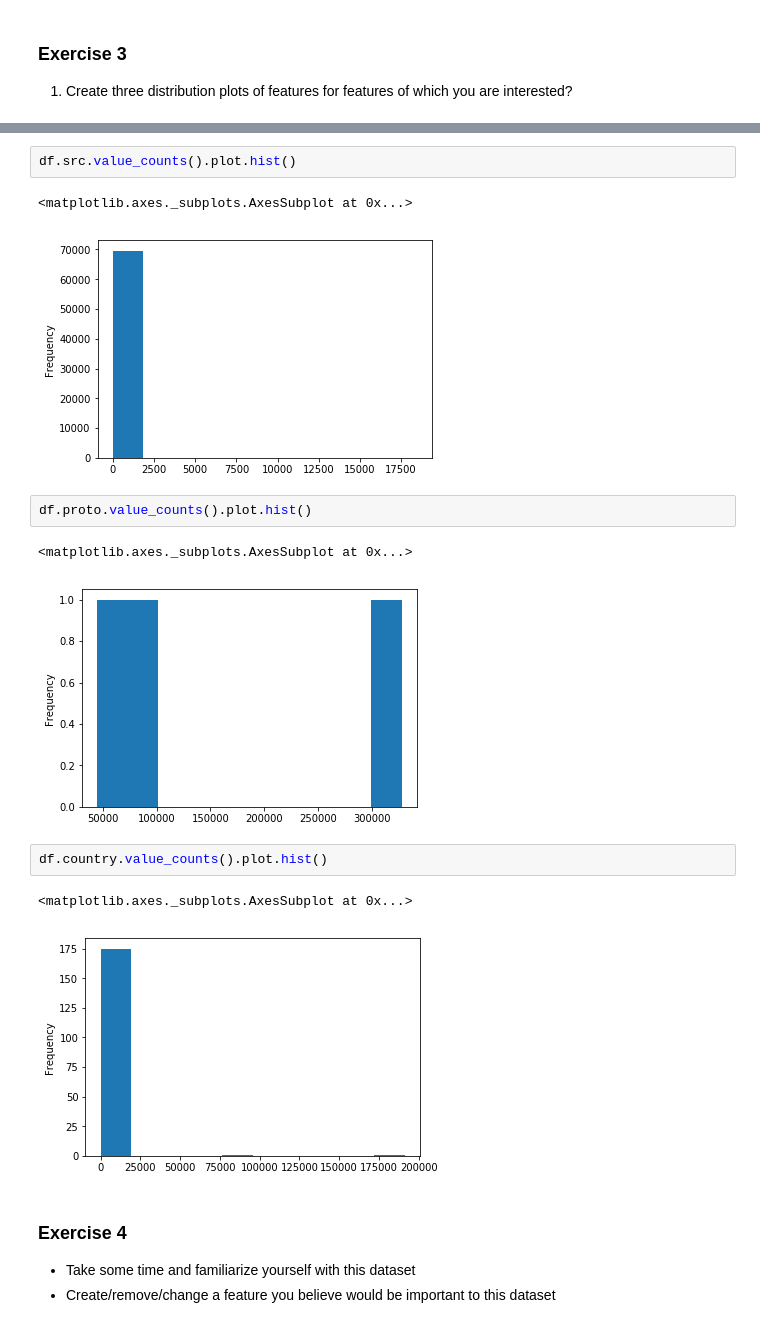
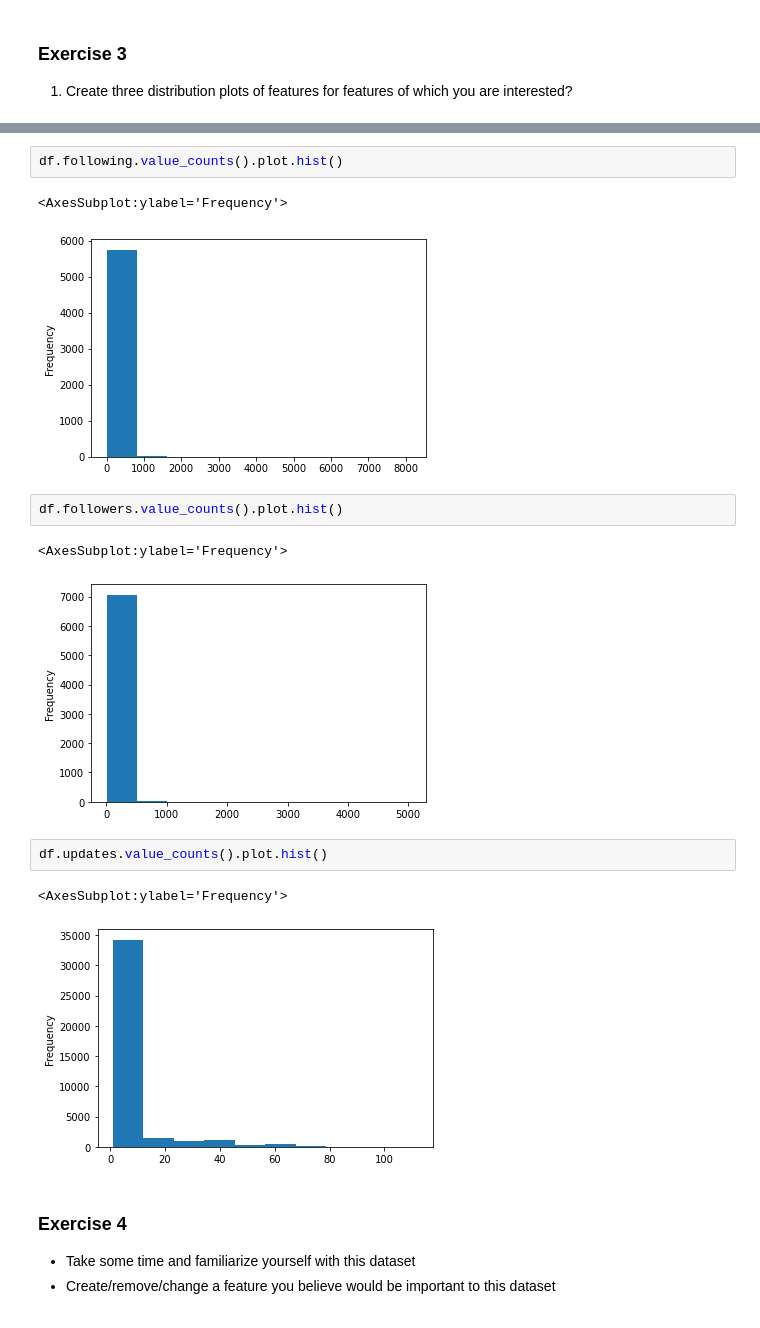
Before and after one commit to inp2/Security-Plus-Data-Science, a Jupyter notebook: Module_07/Module_07_Answers.ipynb, the cells around one changed output, grey strips where cells are left out. Drawn from its saved outputs; the diff is of its cells as text.

```diff
--- a/Module_07/Module_07_Answers.ipynb
+++ b/Module_07/Module_07_Answers.ipynb
@@ -40,18 +49,18 @@ df['author'].resample('M').count().plot()
 # %%
-df.src.value_counts().plot.hist()
+df.following.value_counts().plot.hist()
 # %% [output]
-<matplotlib.axes._subplots.AxesSubplot at 0x...>
+<AxesSubplot:ylabel='Frequency'>
-[figure, old version]
+[figure, new version]
 # %%
-df.proto.value_counts().plot.hist()
+df.followers.value_counts().plot.hist()
 # %% [output]
-<matplotlib.axes._subplots.AxesSubplot at 0x...>
+<AxesSubplot:ylabel='Frequency'>
-[figure, old version]
+[figure, new version]
 # %%
-df.country.value_counts().plot.hist()
+df.updates.value_counts().plot.hist()
 # %% [output]
-<matplotlib.axes._subplots.AxesSubplot at 0x...>
+<AxesSubplot:ylabel='Frequency'>
-[figure, old version]
+[figure, new version]
 # %% [markdown]
 ### Exercise 4
 
```
Also changed, not shown: parts of 3 cells of this notebook, 13 other files.
